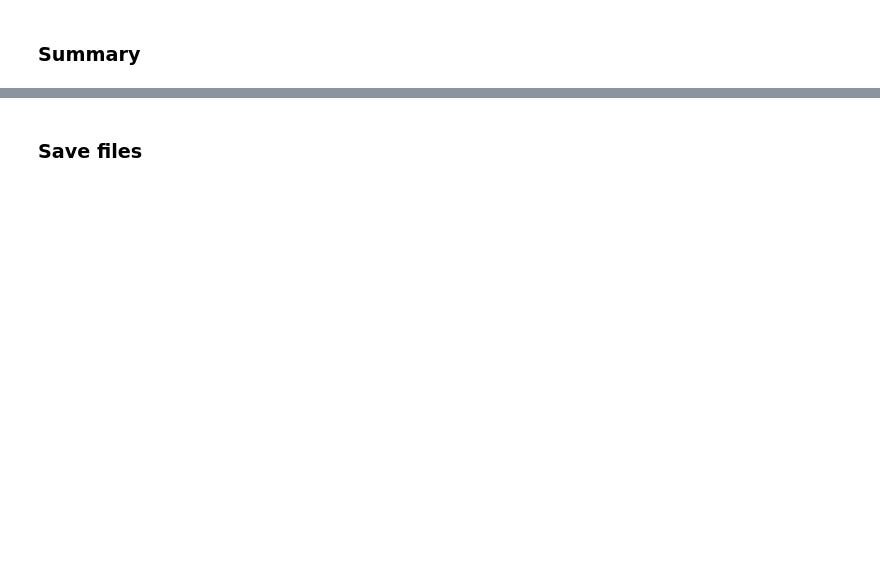
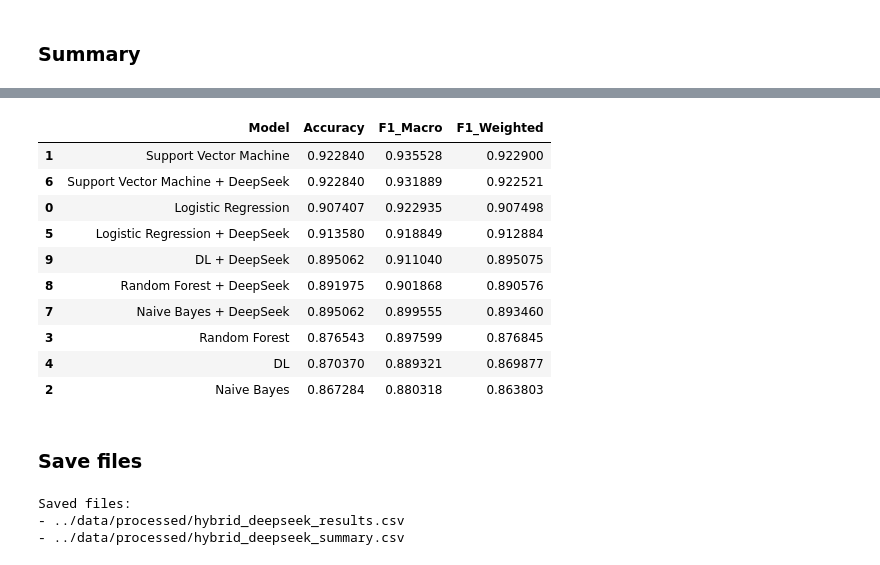
Before and after one commit to Grace6687003/Senior_Project_Text_Mining, a Jupyter notebook: notebooks/hybrid_deepseek.ipynb, the cells around one changed output, grey strips where cells are left out. Saved outputs shown, nothing was run; the diff lists cells and outputs as text; code cells hidden in the pictures; blank space fills up the shorter version.

```diff
--- a/notebooks/hybrid_deepseek.ipynb
+++ b/notebooks/hybrid_deepseek.ipynb
@@ -333,3 +349,20 @@ summary_df
+# %%
+results_df = summary_df.copy()
+results_df = results_df.sort_values(by="F1_Macro", ascending=False)
+results_df = results_df.round(6)
+results_df
+# %% [output]
+|  | Model | Accuracy | F1_Macro | F1_Weighted |
+| 1 | Support Vector Machine | 0.922840 | 0.935528 | 0.922900 |
+| 6 | Support Vector Machine + DeepSeek | 0.922840 | 0.931889 | 0.922521 |
+| 0 | Logistic Regression | 0.907407 | 0.922935 | 0.907498 |
+| 5 | Logistic Regression + DeepSeek | 0.913580 | 0.918849 | 0.912884 |
+| 9 | DL + DeepSeek | 0.895062 | 0.911040 | 0.895075 |
+| 8 | Random Forest + DeepSeek | 0.891975 | 0.901868 | 0.890576 |
+| 7 | Naive Bayes + DeepSeek | 0.895062 | 0.899555 | 0.893460 |
+| 3 | Random Forest | 0.876543 | 0.897599 | 0.876845 |
+| 4 | DL | 0.870370 | 0.889321 | 0.869877 |
+| 2 | Naive Bayes | 0.867284 | 0.880318 | 0.863803 |
 # %% [markdown]
 ### Save files
 # %%
@@ -339,3 +372,7 @@ summary_df.to_csv(SUMMARY_FILE, index=False, encoding="utf-8-sig")
 print("\nSaved files:")
 print("-", OUTPUT_FILE)
 print("-", SUMMARY_FILE)
+# %% [output]
+Saved files:
+- ../data/processed/hybrid_deepseek_results.csv
+- ../data/processed/hybrid_deepseek_summary.csv
```
Also changed, not shown: parts of 4 cells of this notebook, 1 other file.
